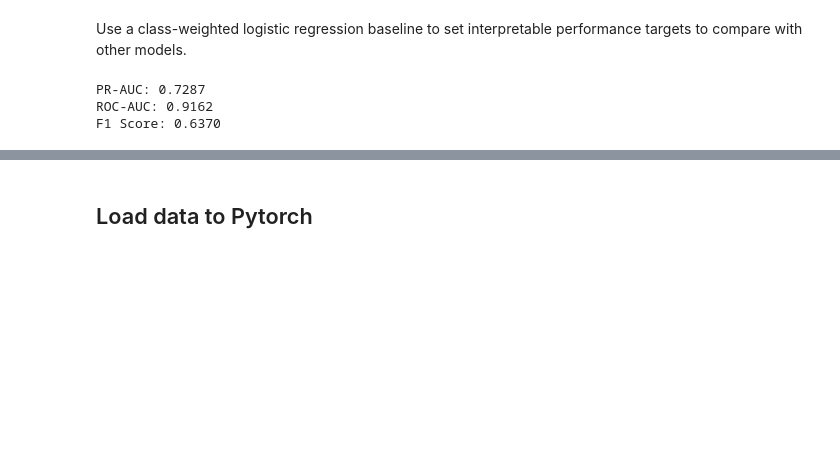
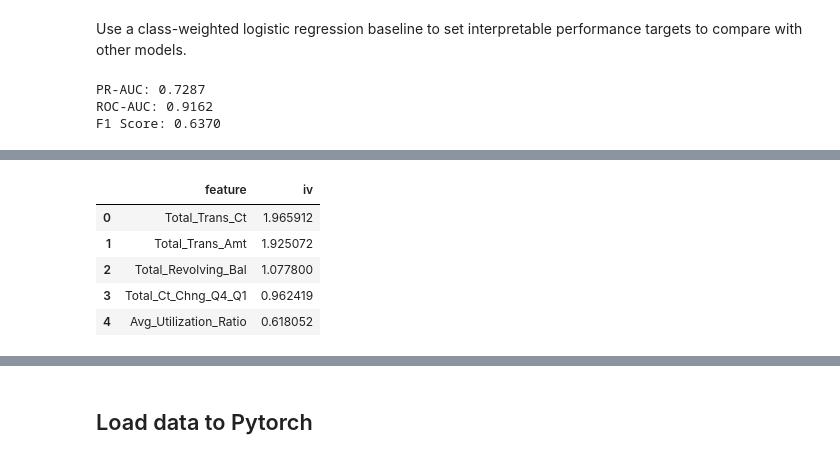
Before and after one commit to tm-hoangnguyen/Credit-Card-Attrition-Prediction, a Jupyter notebook: attrition_prediction.ipynb, the cells around one changed output, grey strips where cells are left out. Cells and saved outputs as stored; diff of their text form; code cells hidden in the pictures; blank space fills up the shorter version.

```diff
--- a/attrition_prediction.ipynb
+++ b/attrition_prediction.ipynb
@@ -361,0 +363,81 @@ F1 Score: 0.6370
+# %%
+# use original data for woe and iv calculation
+df_woe = df.copy()
+
+cols_to_drop = [
+    'Naive_Bayes_Classifier_Attrition_Flag_Card_Category_Contacts_Count_12_mon_Dependent_count_Education_Level_Months_Inactive_12_mon_1',
+    'Naive_Bayes_Classifier_Attrition_Flag_Card_Category_Contacts_Count_12_mon_Dependent_count_Education_Level_Months_Inactive_12_mon_2'
+]
+df_woe = df_woe.drop(columns=[col for col in cols_to_drop if col in df_woe.columns])
+
+target_col = 'Attrition_Flag'
+df_woe[target_col] = df_woe[target_col].map({'Existing Customer': 0, 'Attrited Customer': 1})
+
+id_columns = [col for col in ['CLIENTNUM'] if col in df_woe.columns]
+feature_columns = [col for col in df_woe.columns if col not in id_columns + [target_col]]
+
+def compute_woe_iv(dataframe, feature, target=target_col, max_bins=10):
+    eps = 1e-6
+    working = dataframe[[feature, target]].copy()
+    is_numeric = pd.api.types.is_numeric_dtype(working[feature])
+
+    if is_numeric:
+        series = working[feature].astype(float)
+        series = series.fillna(series.median())
+        unique_values = series.nunique()
+        if unique_values > 1:
+            bins = min(max_bins, unique_values)
+            try:
+                working['bucket'] = pd.qcut(series, q=bins, duplicates='drop')
+            except ValueError:
+                working['bucket'] = pd.cut(series, bins=bins, duplicates='drop')
+        else:
+            working['bucket'] = 'single_value'
+    else:
+        working['bucket'] = working[feature].fillna('Missing').astype(str)
+
+    working['bucket'] = working['bucket'].astype(str)
+
+    grouped = working.groupby('bucket', observed=False)[target]
+    stats = pd.DataFrame({
+        'count': grouped.size(),
+        'attrited': grouped.sum() # bad -> target=1, good -> target=0
+    })
+    stats['non_attrited'] = stats['count'] - stats['attrited']
+
+    total_non_attrited = stats['non_attrited'].sum()
+    total_attrited = stats['attrited'].sum()
+
+    stats['dist_non_attrited'] = (stats['non_attrited'] + eps) / (total_non_attrited + eps * stats.shape[0])
+    stats['dist_attrited'] = (stats['attrited'] + eps) / (total_attrited + eps * stats.shape[0])
+
+    # woe
+    stats['woe'] = np.log(stats['dist_non_attrited'] / stats['dist_attrited'])
+
+    # iv
+    stats['iv'] = (stats['dist_non_attrited'] - stats['dist_attrited']) * stats['woe']
+    iv_value = stats['iv'].sum()
+
+    stats = stats.reset_index().rename(columns={'bucket': 'bucket'})
+    woe_map = dict(zip(stats['bucket'], stats['woe']))
+    encoded_series = working['bucket'].map(woe_map).astype(float)
+
+    return encoded_series, stats, iv_value
+
+# transformed dataset and diagnostics to support credit score style modeling
+df_woe_encoded = pd.DataFrame(index=df_woe.index)
+df_woe_encoded[target_col] = df_woe[target_col]
+woe_details = {}
+iv_records = []
+
+for column in feature_columns:
+    encoded_col, woe_table, iv_score = compute_woe_iv(df_woe, column)
+    df_woe_encoded[f'{column}_woe'] = encoded_col.fillna(0.0)
+    woe_details[column] = woe_table.assign(feature=column)
+    iv_records.append({'feature': column, 'iv': iv_score})
+
+iv_summary = pd.DataFrame(iv_records).sort_values(by='iv', ascending=False).reset_index(drop=True)
+
+print('Top IV contributors:')
+display(iv_summary.head(5))
+# %% [output]
@@ -361,0 +445,6 @@ F1 Score: 0.6370
+|  | feature | iv |
+| 0 | Total_Trans_Ct | 1.965912 |
+| 1 | Total_Trans_Amt | 1.925072 |
+| 2 | Total_Revolving_Bal | 1.077800 |
+| 3 | Total_Ct_Chng_Q4_Q1 | 0.962419 |
+| 4 | Avg_Utilization_Ratio | 0.618052 |
```
Also changed, not shown: parts of 8 cells of this notebook, 1 other file.
